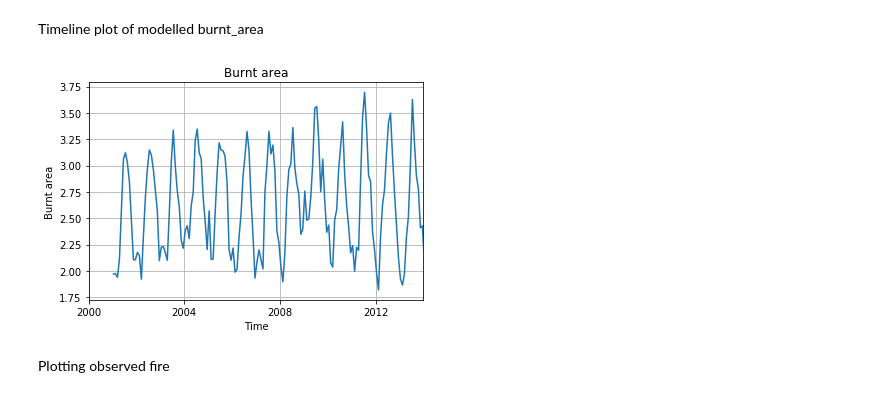
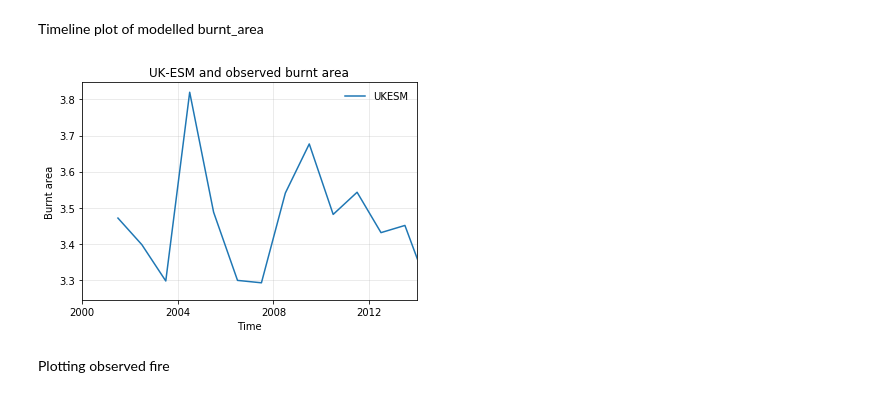
Before and after one commit to douglask3/UKESM-ConFire, a Jupyter notebook: notebooks/plot_burnt_area.ipynb, the cells around one changed output. Cells and saved outputs as stored; diff of their text form; code cells hidden in the pictures.

```diff
--- a/notebooks/plot_burnt_area.ipynb
+++ b/notebooks/plot_burnt_area.ipynb
@@ -59,25 +74,28 @@ plot_lonely_cube(canopy_lon_lat, 1, 2, 2, cmap = 'magma_r', levels = None)
 # %% [markdown]
 Timeline plot of modelled burnt_area
 # %%
-# Aim: find the min of each year, then the mean of that
+model_t = cubes.collapsed(['longitude','latitude'], iris.analysis.SUM)
+model_yr = model_t.aggregated_by(['year'],iris.analysis.MEAN)
 
-canopy_t = cubes.collapsed(['longitude','latitude'], iris.analysis.SUM)
-canopy_yr = canopy_t.aggregated_by(['year'],iris.analysis.MEAN)
-# print(canopy_yr)
-
-# canopy_t_obs = cubes_obs.collapsed(['longitude','latitude'], iris.analysis.SUM)
-# canopy_yr_obs = canopy_t_obs.aggregated_by(['year'],iris.analysis.MEAN)
-# print(canopy_t_obs)
-# print(canopy_yr_obs)
+obs_t = fire_obs.collapsed(['longitude','latitude'], iris.analysis.SUM)
+obs_yr = cubes_t.aggregated_by(['year'],iris.analysis.MEAN)
-# %%
-qplt.plot(canopy_t)
-plt.xlim(t_start, t_fin)
-plt.grid()
-# plt.xticks(xtick)
-
-qplt.show()
-# %% [output]
-[figure, removed]
+# %%
+t_start = cftime.Datetime360Day(2000, 1, 1)
+t_fin = cftime.Datetime360Day(2014, 1, 1)
+xtick = [cftime.Datetime360Day(n, 1, 1) for n in range(2000, 2015, 2)]
+
+qplt.plot(model_yr, label = 'UKESM')
+qplt.plot(obs_yr, label = 'Observed')
+plt.xlim(t_start, t_fin)
+plt.grid(alpha = 0.3)
+plt.legend(frameon = False)
+plt.title("UK-ESM and observed burnt area")
+plt.ylabel("Burnt area")
+# plt.xticks(xtick)
+
+qplt.show()
+# %% [output]
+[figure, added]
 # %% [markdown]
 Plotting observed fire
 # %%
```
Also changed, not shown: parts of 5 cells of this notebook.
